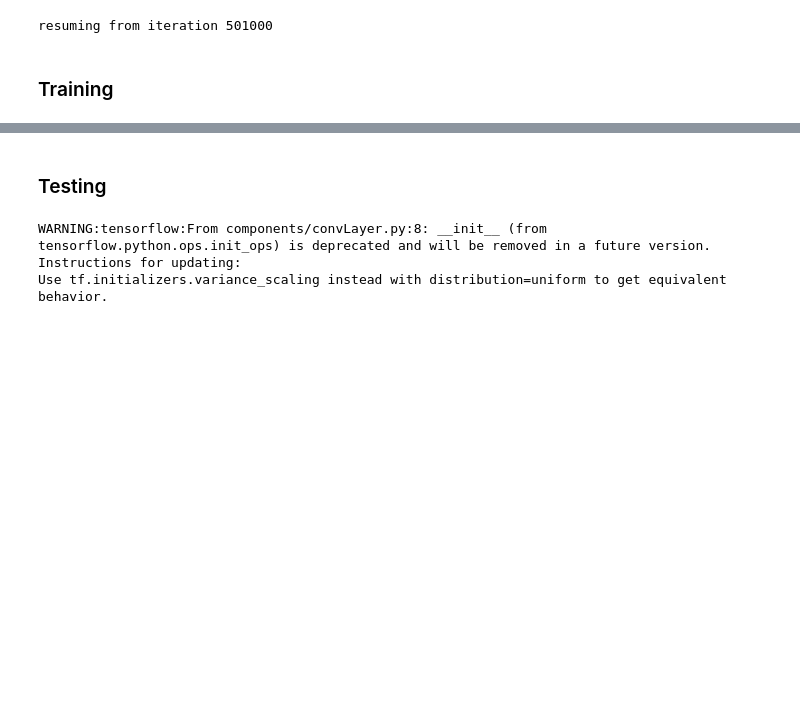
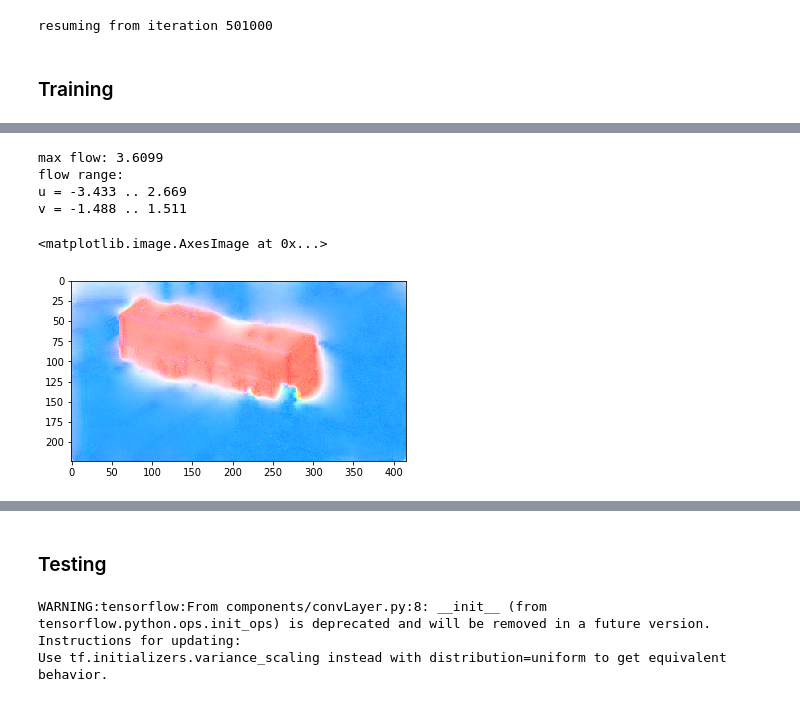
Before and after one commit to y788zhan/joint_seg_flow, a Jupyter notebook: src/train.ipynb, the cells around one changed output, grey strips where cells are left out. Saved outputs shown, nothing was run; the diff lists cells and outputs as text; code cells hidden in the pictures; blank space fills up the shorter version.

Commit message:
multiscale tweaks

```diff
--- a/src/train.ipynb
+++ b/src/train.ipynb
@@ -21,7 +21,7 @@ from helpers import *
 # %%
 os.environ["CUDA_DEVICE_ORDER"] = "PCI_BUS_ID"
 os.environ["CUDA_VISIBLE_DEVICES"] = "0"
-logPath = "TRAINING/training/"
+logPath = "TRAINING/multiscale/"
 snapshotPath = "SNAPSHOTS/snapshots/"
 # %%
 with open("hyperParams.json") as f:
@@ -78,6 +78,9 @@ with tf.device("/gpu:0"):
     trainingLoss = TrainingLoss(instanceParams,networkBodyF,networkBodyB,trainingData)
     solver, solver_op, learningRateTensor = attachSolver(trainingLoss.loss)
     flowFinal = networkBodyF.flows[0]
+    flow2 = networkBodyF.flows[1]
+    flow3 = networkBodyF.flows[2]
+    flow4 = networkBodyF.flows[3]
     # loss scheduling
     recLossBWeightTensor = trainingLoss.recLossBWeight
 # %% [output]
@@ -101,9 +100,9 @@ merged = tf.summary.merge_all()
 # saver
 saver = tf.train.Saver(max_to_keep=0)
 # %%
-printFrequency = 10
+printFrequency = 100
 snapshotFrequency = 1000
-iterations = 2020
+iterations = 5020
 startIteration = 0
 print(printFrequency)
 print(snapshotFrequency)
@@ -116,6 +115,9 @@ print(startIteration)
 0
 # %%
-flows = []
+f1s = []
+f2s = []
+f3s = []
+f4s = []
 with sessionSetup(arg) as sess:
     saver.restore(sess,
                   '../model_download_scripts/photometric_smoothness/weights/iter_0000000000500000.ckpt')
@@ -136,7 +138,8 @@ with sessionSetup(arg) as sess:
         feed_dict = {
             learningRateTensor: learningRate
         }
-        summary,result,totalLoss = sess.run([merged,solver_op,trainingLoss.loss], feed_dict=feed_dict)
+        summary,result,totalLoss, f1, f2, f3, f4 = sess.run([
+            merged,solver_op,trainingLoss.loss, flowFinal, flow2, flow3, flow4], feed_dict=feed_dict)
 
         if (i+1) % printFrequency == 0:
             timeDiff = time.time() - lastPrint
@@ -148,7 +151,10 @@ with sessionSetup(arg) as sess:
             summary_writer.add_summary(summary,i+1)
             summary_writer.flush()
             lastPrint = time.time()
-#             flows.append(deepcopy(f_est))
+            f1s.append(deepcopy(f1))
+            f2s.append(deepcopy(f2))
+            f3s.append(deepcopy(f3))
+            f4s.append(deepcopy(f4))
 
         if (i+1) % snapshotFrequency == 0:
             saver.save(sess,"snapshots/iter_"+str(i+1).zfill(16)+".ckpt")
@@ -193,0 +202,9 @@ NameError: global name 'exit' is not defined
+# %%
+plt.imshow(flow_to_image(f2s[-1][0] * 20 / 2))
+# %% [output]
+max flow: 3.6099
+flow range:
+u = -3.433 .. 2.669
+v = -1.488 .. 1.511
+<matplotlib.image.AxesImage at 0x...>
+[figure, added]
```
Also changed, not shown: parts of 6 cells of this notebook, 7 other files.
